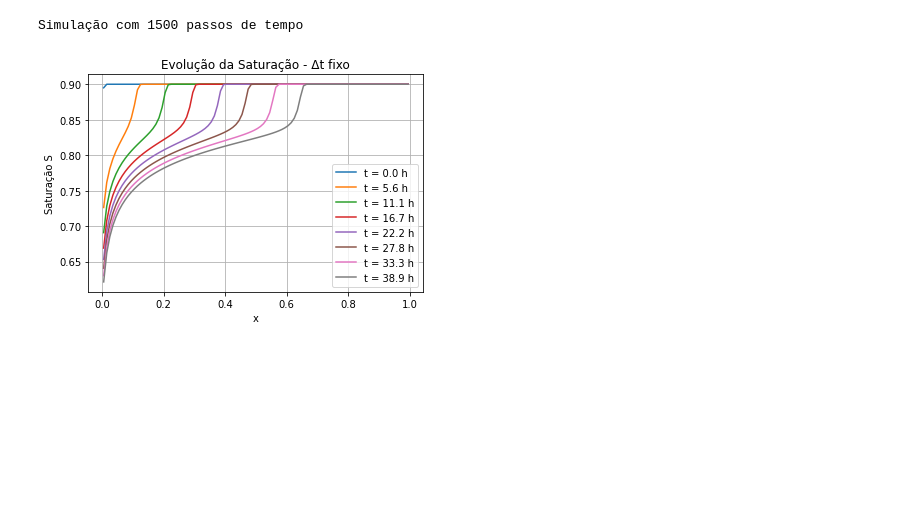
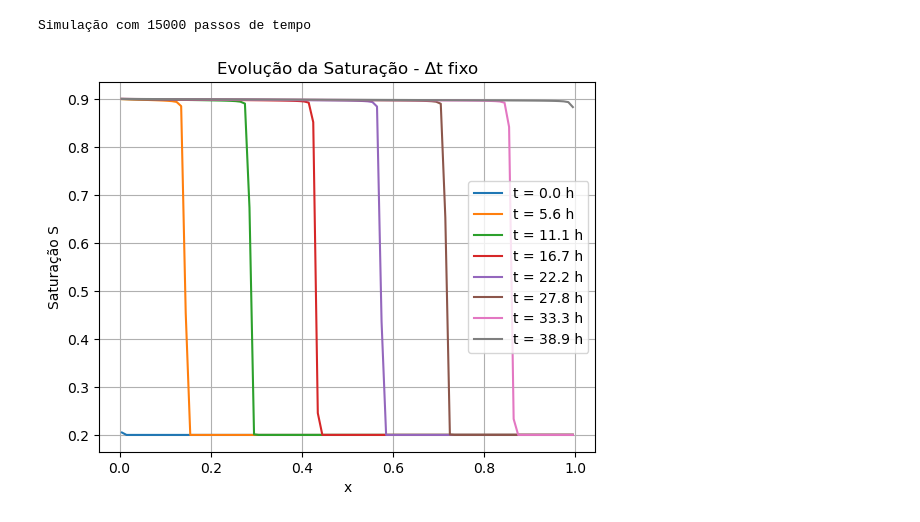
Before and after one commit to LabFluid/biossurfactantes, a Jupyter notebook: Caso 1.ipynb, the cells around one changed output. Saved outputs shown, nothing was run; the diff lists cells and outputs as text; code cells hidden in the pictures; blank space fills up the shorter version.

```diff
--- a/Caso 1.ipynb
+++ b/Caso 1.ipynb
@@ -35,45 +35,42 @@ def f(S):
 
 # Malha
 x = np.linspace(dx/2, L - dx/2, Nx)
-S = np.full(Nx, 0.9)  # Saturação inicial
-S_left = 0.2  # Saturação injetada
+S = np.full(Nx, 0.2)  # Saturação inicial
+S_left = 0.9  # Saturação injetada
 
 # Tempo Δt fixo
 dt = 10.0  # Segundos - valor conservador
-T_max = 15000  # Segundos totais
+T_max = 150000  # Segundos totais
 Nt = int(T_max / dt)
 
 print(f"Simulação com {Nt} passos de tempo")
 
 # Loop temporal simples
 for n in range(Nt):
     t = n * dt
 
     # Fluxos nas interfaces (upwind)
     F = np.zeros(Nx + 1)
     F[0] = f(S_left)  # Entrada
 
     for i in range(Nx):
         F[i+1] = f(S[i])  # Upwind: F_{i+1/2} = f(S_i)
 
     #Forma explícita
     S = S - (dt / (phi * dx)) * (F[1:] - F[:-1])
 
-    # S^{n+1} = S^n - (Δt/φΔx)(F_{i+1/2} - F_{i-1/2})
-    #  {\partial S}{\partial t} = -{F_{i+1/2} - F_{i-1/2}}/(\phi*Δx)
+    # Limites físicos
+    S = np.clip(S, S_wc, 1 - S_gr)
 
-    # Limites físicos
-    # S = np.clip(S, S_wc, 1 - S_gr)
-
-    if n % 200 == 0:  # Plot a cada 2000 passos
-        plt.plot(x, S, label=f't = {t/360:.1f} h')
+    if n % 2000 == 0:  # Plot a cada 2000 passos
+        plt.plot(x, S, label=f't = {t/3600:.1f} h')
 
 plt.xlabel('x')
 plt.ylabel('Saturação S')
 plt.title('Evolução da Saturação - Δt fixo')
 plt.legend()
 plt.grid(True)
 plt.show()
 # %% [output]
-Simulação com 1500 passos de tempo
+Simulação com 15000 passos de tempo
-[figure, old version]
+[figure, new version]
```
Also changed, not shown: 1 other file.
